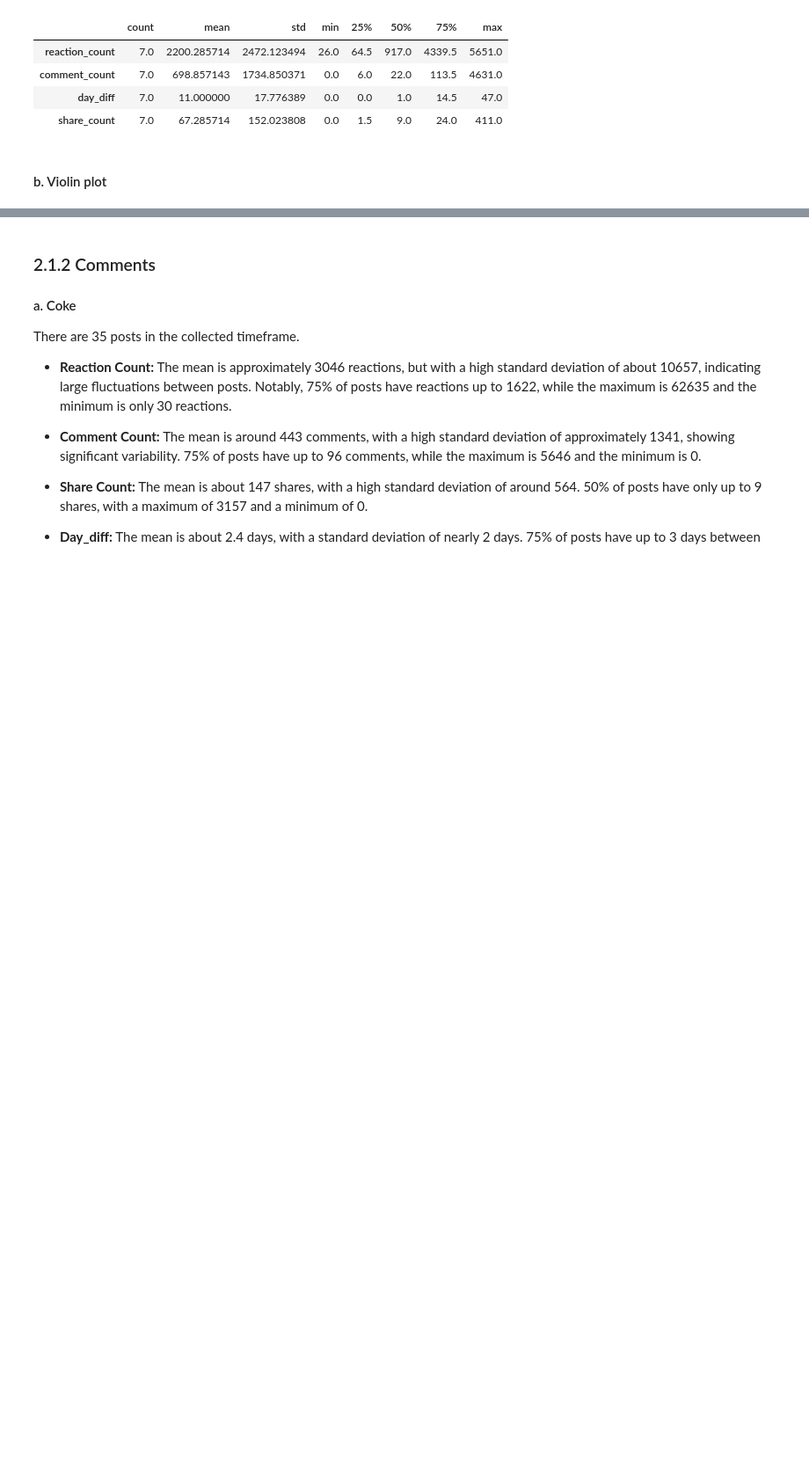
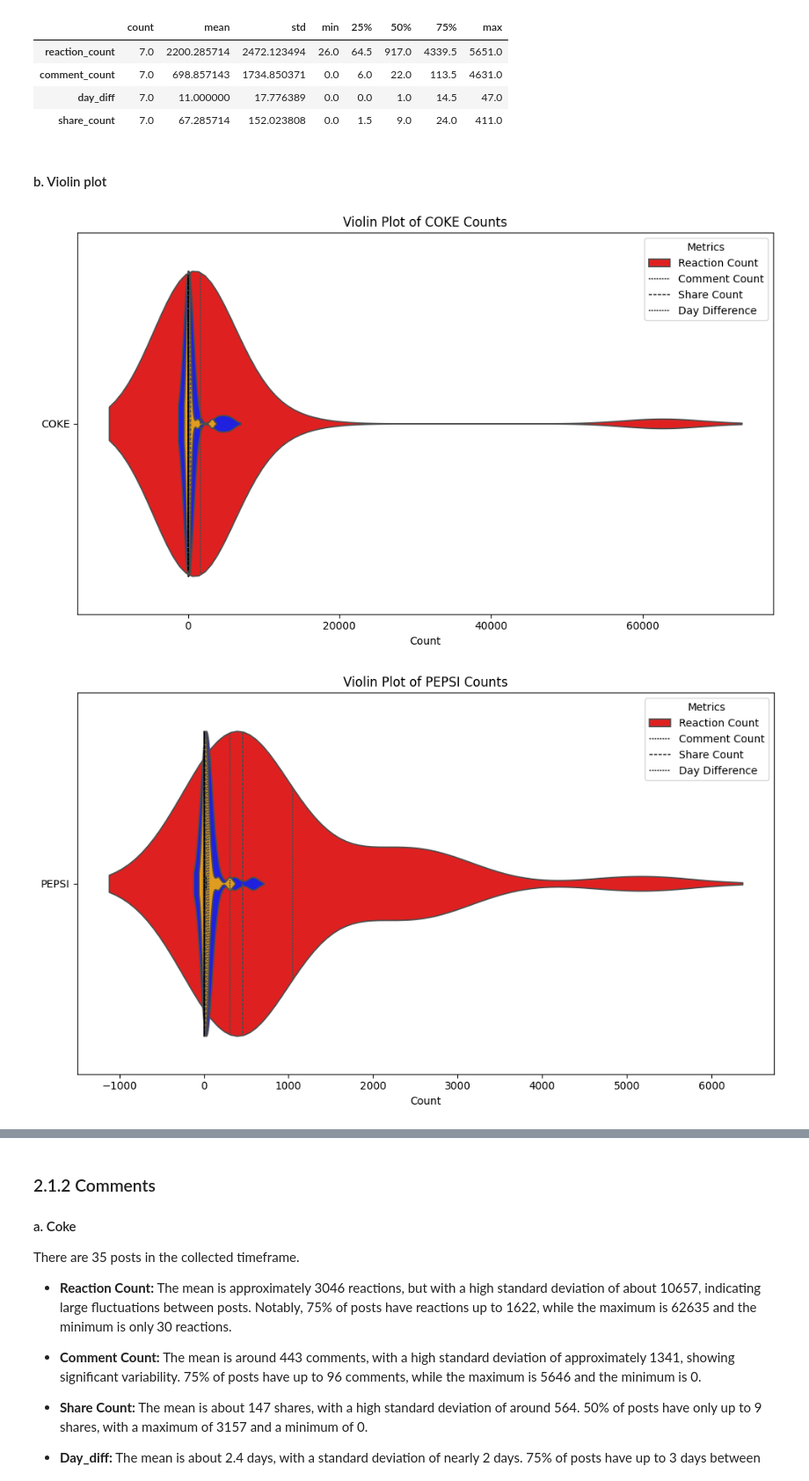
Before and after one commit to dellacer2003/Brand-Watch-Report, a Jupyter notebook: analysis.ipynb, the cells around one changed output, grey strips where cells are left out. Shown at 88% size. Saved outputs shown, nothing was run; the diff lists cells and outputs as text; code cells hidden in the pictures; blank space fills up the shorter version.

```diff
--- a/analysis.ipynb
+++ b/analysis.ipynb
@@ -169,70 +185,28 @@ fanta.describe().T
 # %%
 colors = ['#ff0000', '#0000ff', '#ffa500', '#000']  # Pastel colors: light pink, light blue, light peach
 
 for brand in brands:
     brand_data_reaction = df[df['brand'] == brand]['reaction_count']
     brand_data_comment = df[df['brand'] == brand]['comment_count']
     brand_data_share = df[df['brand'] == brand]['share_count']
     brand_data_day_diff = df[df['brand'] == brand]['day_diff']
 
-    fig = go.Figure()
+    plt.figure(figsize=(10, 6))
 
-    fig.add_trace(go.Violin(
-        x=brand_data_reaction,
-        line_color='black',
-        fillcolor=colors[0],
-        opacity=0.6,
-        name='Reaction Count',
-        box_visible=True,
-        meanline_visible=True,
-        orientation='h'
-    ))
+    sns.violinplot(x=brand_data_reaction, color=colors[0], inner='quartile')
+    sns.violinplot(x=brand_data_comment, color=colors[1], inner='quartile')
+    sns.violinplot(x=brand_data_share, color=colors[2], inner='quartile')
+    sns.violinplot(x=brand_data_day_diff, color=colors[3], inner='quartile')
 
-    fig.add_trace(go.Violin(
-        x=brand_data_comment,
-        line_color='black',
-        fillcolor=colors[1],
-        opacity=0.6,
-        name='Comment Count',
-        box_visible=True,
-        meanline_visible=True,
-        orientation='h'
-    ))
+    plt.title(f'Violin Plot of {brand.upper()} Counts')
+    plt.xlabel('Count')
+    plt.ylabel('')
+    plt.yticks([0], [brand.upper()])
 
-    fig.add_trace(go.Violin(
-        x=brand_data_share,
-        line_color='black',
-        fillcolor=colors[2],
-        opacity=0.6,
-        name='Share Count',
-        box_visible=True,
-        meanline_visible=True,
-        orientation='h'
-    ))
+    plt.legend(['Reaction Count', 'Comment Count', 'Share Count', 'Day Difference'], title='Metrics')
 
-    fig.add_trace(go.Violin(
-        x=brand_data_day_diff,
-        line_color='#aaa',
-        fillcolor=colors[3],
-        opacity=0.6,
-        name='Day Difference',
-        box_visible=True,
-        meanline_visible=True,
-        orientation='h'
-    ))
-
-    fig.update_layout(
-        title=f'Violin Plot of {brand.capitalize()} Counts',
-        xaxis_title='Count',
-        yaxis=dict(
-            title='',
-            tickmode='array',
-            tickvals=[0],
-            ticktext=[brand.capitalize()]
-        ),
-        yaxis_title='',
-        violingap=0.5,
-        legend_title='Metrics'
-    )
-
-    fig.show()
+    plt.tight_layout()
+    plt.show()
+# %% [output]
+[figure, added]
+[figure, added]
```
Also changed, not shown: parts of 6 cells of this notebook, 5 other files.
